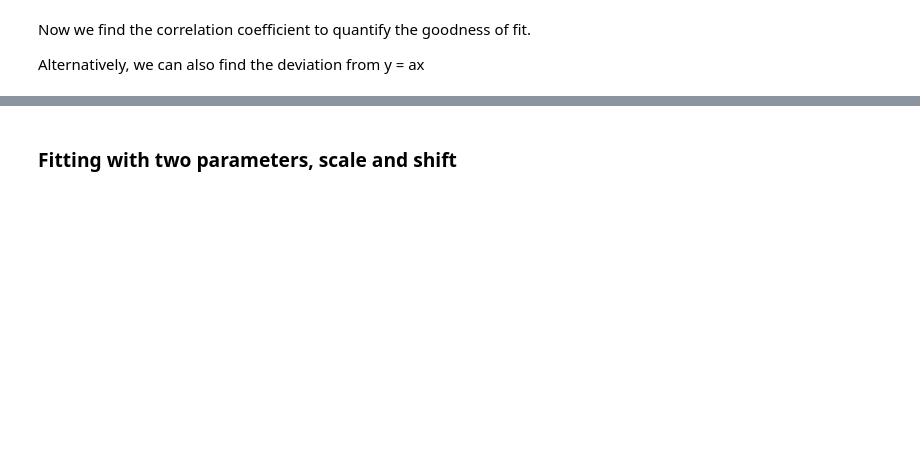
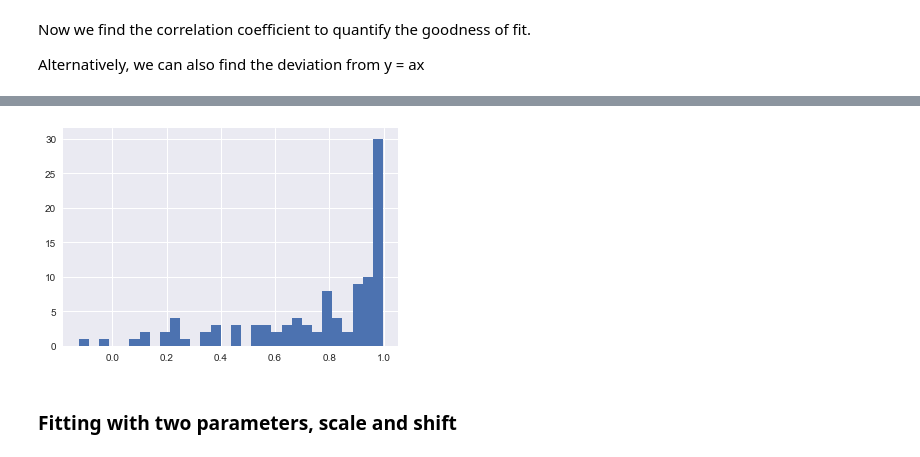
Before and after one commit to lmn93beo/twPCA-Neural-Analysis, a Jupyter notebook: time_warp_sinc.ipynb, the cells around one changed output, grey strips where cells are left out. Drawn from its saved outputs; the diff is of its cells as text; code cells hidden in the pictures; blank space fills up the shorter version.

```diff
--- a/time_warp_sinc.ipynb
+++ b/time_warp_sinc.ipynb
@@ -390,3 +406,7 @@ Alternatively, we can also find the deviation from y = ax
+# %%
+plt.hist(corr_coefs[~np.isnan(corr_coefs)], bins=30);
+# %% [output]
+[figure, added]
 # %% [markdown]
 ### Fitting with two parameters, scale and shift
 # %%
```
Also changed, not shown: parts of 19 cells of this notebook.
